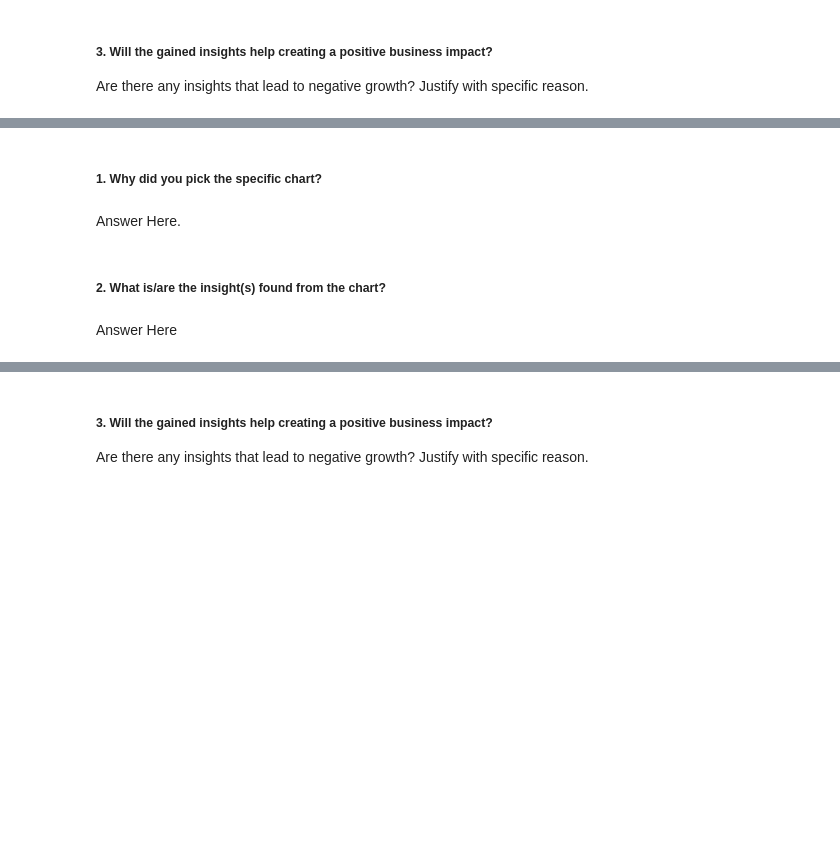
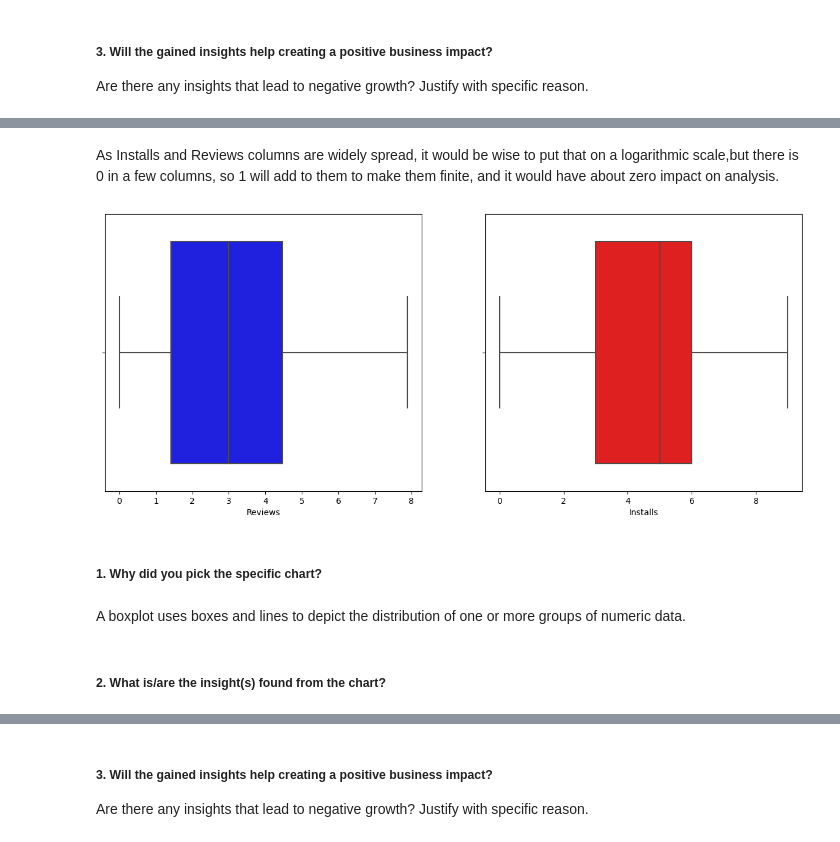
Before and after one commit to Mr-Himanshu123/Playstore-review-Analysis-EDA, a Jupyter notebook: Copy_of_Sample_EDA_Submission_Template.ipynb, the cells around one changed output, grey strips where cells are left out. Drawn from its saved outputs; the diff is of its cells as text; code cells hidden in the pictures; blank space fills up the shorter version.

```diff
--- a/Copy_of_Sample_EDA_Submission_Template.ipynb
+++ b/Copy_of_Sample_EDA_Submission_Template.ipynb
@@ -770,8 +848,21 @@ Answer Here
+# %% [markdown]
+As Installs and Reviews columns are widely spread, it would be wise to put that on a logarithmic scale,but there is 0 in a few columns, so 1 will add to them to make them finite, and it would have about zero impact on analysis.
+# %%
+#Visualization of Reviews and Installs distribution by histplot
+playstore_df['Reviews']=playstore_df['Reviews'].apply(lambda x:x+1)
+playstore_df['Installs']=playstore_df['Installs'].apply(lambda x:x+1)
+#take the log value for high variance
+Reviews=np.log10(playstore_df['Reviews'])
+Installs=np.log10(playstore_df['Installs'])
+fig,ax=plt.subplots(1,2,figsize=(15,6))
+sns.boxplot(x=Reviews,data=playstore_df,color='blue',ax=ax[0])
+sns.boxplot(x=Installs,data=playstore_df,color='red',ax=ax[1])
+plt.show()
+# %% [output]
+[figure, added]
 # %% [markdown]
 ##### 1. Why did you pick the specific chart?
-# %% [markdown]
-Answer Here.
+# %% [markdown]
+A boxplot uses boxes and lines to depict the distribution of one or more groups of numeric data.
 # %% [markdown]
 ##### 2. What is/are the insight(s) found from the chart?
-# %% [markdown]
-Answer Here
```
Also changed, not shown: parts of 229 cells of this notebook.
